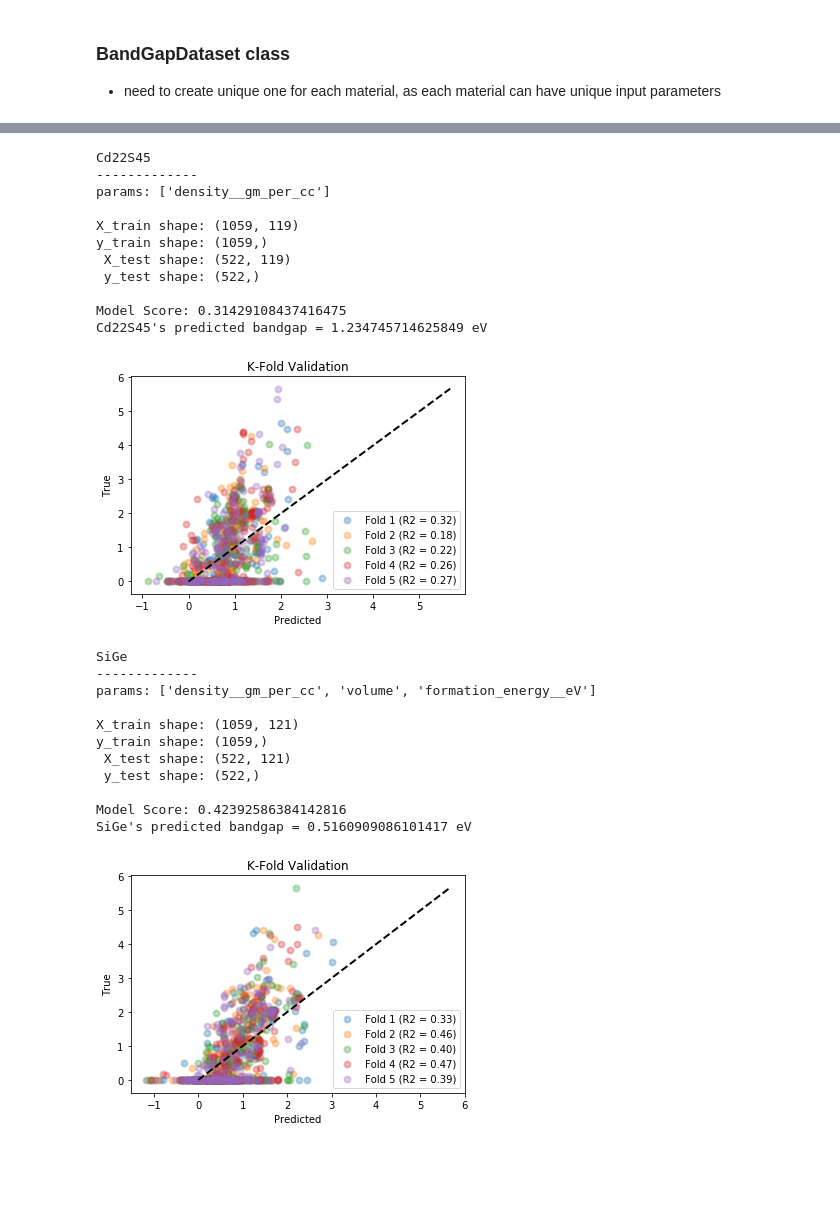
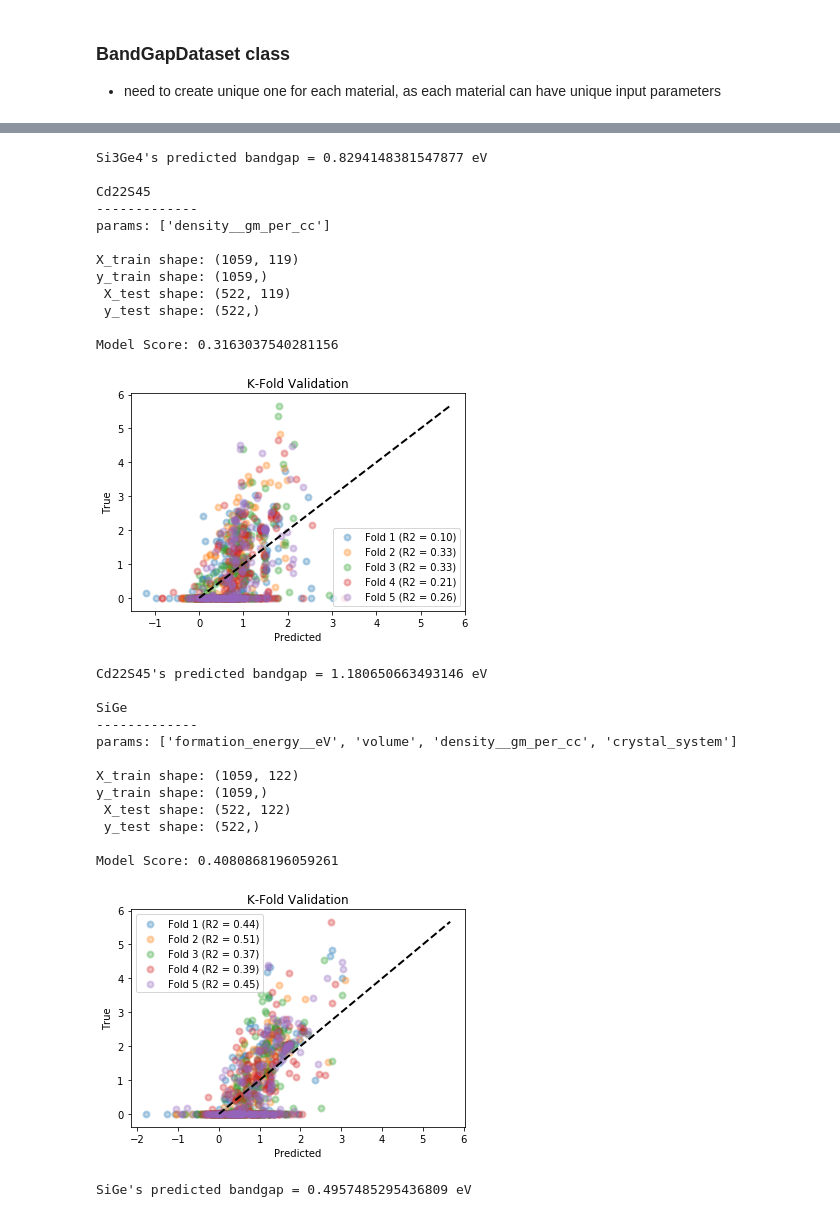
Before and after one commit to Exabyte-io/rewotes, a Jupyter notebook: emripka/ipynb/usage_prototyping.ipynb, the cells around one changed output, grey strips where cells are left out. Drawn from its saved outputs; the diff is of its cells as text; code cells hidden in the pictures; blank space fills up the shorter version.

Commit message:
convert crystal system to a numeric value for training

```diff
--- a/emripka/ipynb/usage_prototyping.ipynb
+++ b/emripka/ipynb/usage_prototyping.ipynb
@@ -25,7 +25,7 @@ json_path = "../data/training/materialsproject_json/"
 # %%
 Si3Ge4 = Material(formula="Si3Ge4",density=1.23,volume=57)
 Cd22S45 = Material(formula="Cd22S45",density=2.34)
-SiGe = Material(formula="SiGe",density=3.824,volume=43.741,formation_energy=0.024) #taken from mp-1219182
+SiGe = Material(formula="SiGe",density=3.824,volume=43.741,formation_energy=0.024,crystal_system="cubic") #taken from mp-1219182
 
 print(Si3Ge4.training_params)
 print(Cd22S45.training_params)
@@ -73,9 +77,17 @@ for material in materials_to_predict:
         param for (param,value) in material_dataset.materials_dict[material]["params"].items() if value is not None
     ]
 
+
     bandgap_dataframe = BandGapDataFrame(data_dict, symbols, material_training_params)
     dataframe = bandgap_dataframe.dataframe
     non_element_keys = bandgap_dataframe.non_element_keys
+
+    # mapping crystal system to numeric
+    if "crystal_system" in material_training_params:
+        crystal_system_map = bandgap_dataframe.crystal_system_map
+        crystal_system_index = material_training_params.index("crystal_system")
+        this_crystal_system = materials_prediction_data.prediction_data[material][crystal_system_index]
+        materials_prediction_data.prediction_data[material][crystal_system_index] = crystal_system_map[this_crystal_system]
 
     print(f"params: {non_element_keys[1:]}\n")
 
@@ -94,12 +106,6 @@ for material in materials_to_predict:
     model.fit(X_train, y_train)
     print(f"Model Score: {model.score(X_test, y_test)}")
     #print('Weights: ', model.coef_)
-
-    this_prediction_data = np.asarray(materials_prediction_data.prediction_data[material])
-    this_prediction_data = np.reshape(this_prediction_data, (1,np.shape(this_prediction_data)[0]))
-
-    band_gap_prediction = model.predict(this_prediction_data)[0]
-    print(f"{material}'s predicted bandgap = {band_gap_prediction} eV\n")
 
 
 
@@ -126,6 +132,13 @@ for material in materials_to_predict:
     plt.title('K-Fold Validation')
     plt.legend()
     plt.show()
+
+    # predicting the bandgap
+    this_prediction_data = np.asarray(materials_prediction_data.prediction_data[material])
+    this_prediction_data = np.reshape(this_prediction_data, (1,np.shape(this_prediction_data)[0]))
+
+    band_gap_prediction = model.predict(this_prediction_data)[0]
+    print(f"{material}'s predicted bandgap = {band_gap_prediction} eV\n")
 # %% [output]
 Si3Ge4
 -------------
@@ -142,24 +154,27 @@ Si3Ge4's predicted bandgap = 0.8364345028128294 eV
+Si3Ge4's predicted bandgap = 0.8294148381547877 eV
+
 Cd22S45
 -------------
 params: ['density__gm_per_cc']
 
 X_train shape: (1059, 119)
 y_train shape: (1059,)
  X_test shape: (522, 119)
  y_test shape: (522,)
 
-Model Score: 0.31429108437416475
-Cd22S45's predicted bandgap = 1.234745714625849 eV
+Model Score: 0.3163037540281156
-[figure, old version]
+[figure, new version]
+Cd22S45's predicted bandgap = 1.180650663493146 eV
+
 SiGe
 -------------
-params: ['density__gm_per_cc', 'volume', 'formation_energy__eV']
+params: ['formation_energy__eV', 'volume', 'density__gm_per_cc', 'crystal_system']
 
-X_train shape: (1059, 121)
+X_train shape: (1059, 122)
 y_train shape: (1059,)
- X_test shape: (522, 121)
+ X_test shape: (522, 122)
  y_test shape: (522,)
 
-Model Score: 0.42392586384142816
-SiGe's predicted bandgap = 0.5160909086101417 eV
+Model Score: 0.4080868196059261
-[figure, old version]
+[figure, new version]
+SiGe's predicted bandgap = 0.4957485295436809 eV
```
Also changed, not shown: parts of 4 cells of this notebook, 4 other files.
